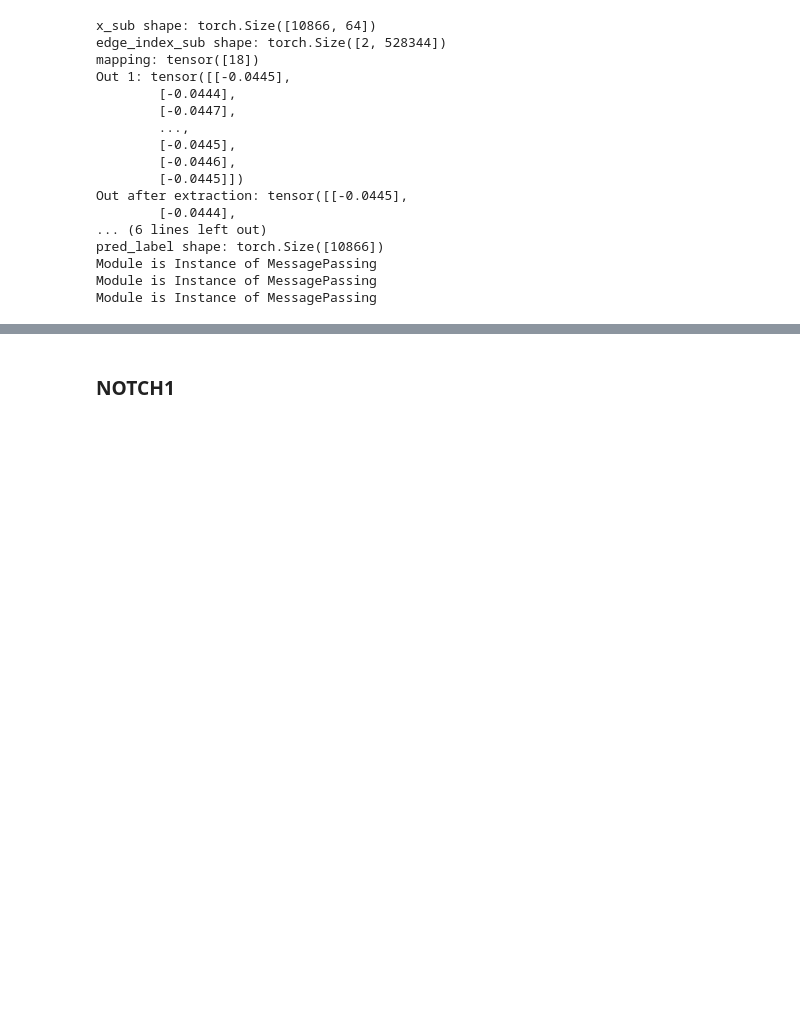
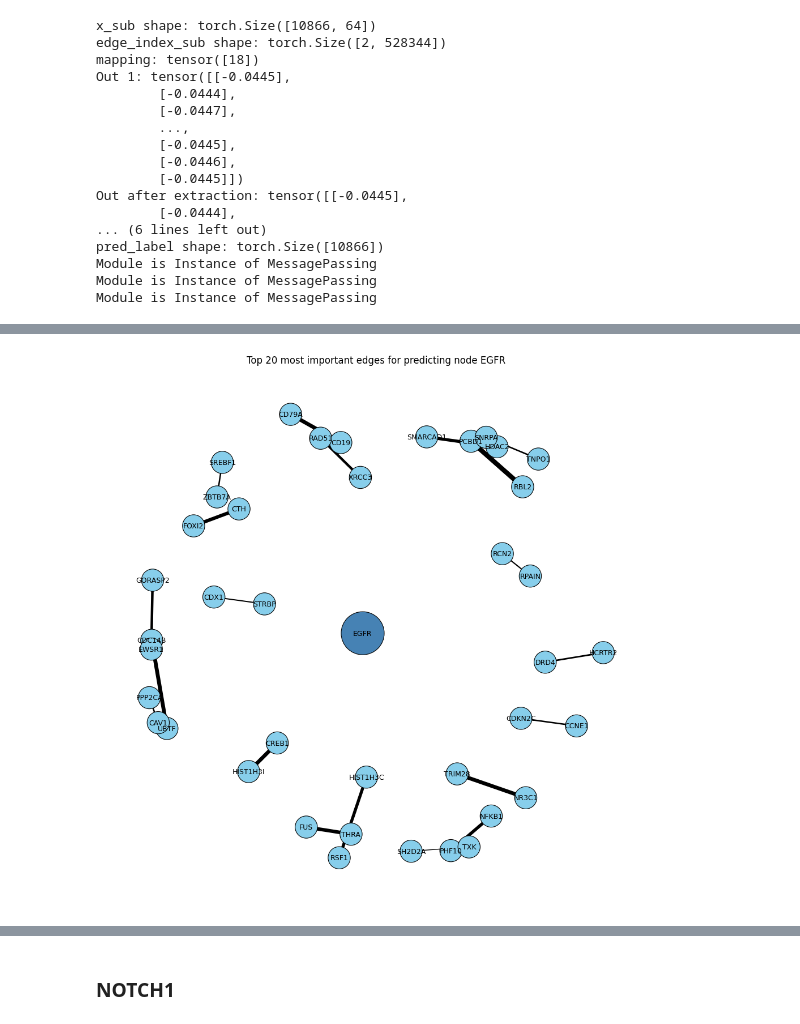
Before and after one commit to martina-occhetta/MORGaN, a Jupyter notebook: notebooks/06_explainer.ipynb, the cells around one changed output, grey strips where cells are left out. Cells and saved outputs as stored; diff of their text form; code cells hidden in the pictures; blank space fills up the shorter version.

```diff
--- a/notebooks/06_explainer.ipynb
+++ b/notebooks/06_explainer.ipynb
@@ -228,3 +177,71 @@ plt.show()
+# %%
+K = 20
+# full_edge_mask is a length-E Tensor of sigmoid-normalized scores in [0,1]
+# get the indices of the top-K edges
+topk = torch.topk(edge_mask, K).indices    # shape [K]
+# extract their edge endpoints
+topk_edges = graph.edge_index[:, topk]               # shape [2, K]
+
+G = nx.Graph()
+# add only the K edges
+for u, v in topk_edges.t().tolist():
+    G.add_edge(int(u), int(v))
+
+pos = nx.spring_layout(G, seed=42, k=0.5)
+idx2gene = { i: name for i, name in enumerate(graph.name) }
+
+# -----------------------------------------------------------
+# 1) make sure the *explained* node is present in the sub-graph
+# -----------------------------------------------------------
+if node_idx not in G:
+    G.add_node(node_idx)            # add it (isolated) so we can style it
+    pos[node_idx] = (0, 0)          # optional: anchor it roughly in the centre
+
+# -----------------------------------------------------------
+# 2) build style vectors
+# -----------------------------------------------------------
+# node sizes / colours
+node_sizes  = [3000 if n == node_idx else 800      for n in G.nodes()]
+node_colors = ['steelblue' if n == node_idx else 'skyblue' for n in G.nodes()]
+
+# edge widths   (→ contribution weight)
+edge_scores = edge_mask[topk].cpu().numpy()
+# put them on a convenient 1-to-6 pt scale
+edge_widths = 1 + 5 * (edge_scores - edge_scores.min()) / (
+                          edge_scores.max() - edge_scores.min() + 1e-9)
+
+# build a lookup so the order of widths matches nx.draw_networkx_edges
+edge_w_lookup = {(u, v): w for (u, v), w in zip(topk_edges.t().tolist(),
+                                                edge_widths)}
+edge_widths_ordered = [edge_w_lookup.get((u, v),
+                         edge_w_lookup.get((v, u), 1)) for u, v in G.edges()]
+
+# -----------------------------------------------------------
+# 3) draw
+# -----------------------------------------------------------
+plt.figure(figsize=(10, 10))
+nx.draw_networkx_nodes(G, pos,
+                       node_size=node_sizes,
+                       node_color=node_colors,
+                       linewidths=0.8,
+                       edgecolors='black')
+
+nx.draw_networkx_edges(G, pos,
+                       width=edge_widths_ordered,
+                       edge_color='black')
+
+nx.draw_networkx_labels(G, pos,
+                       labels={n: idx2gene[n] for n in G.nodes()},
+                       font_size=9)
+
+plt.title(f"Top {K} most important edges for predicting node {idx2gene[node_idx]}")
+plt.axis('off')
+plt.tight_layout()
+plt.savefig(f"../paper/figures/top_{K}_edges_{idx2gene[node_idx]}.png",
+            dpi=300, bbox_inches='tight')
+plt.show()
+# %% [output]
+[figure, added]
 # %%
 feature_names = ['MF: KIRC', 'MF: BRCA', 'MF: READ', 'MF: PRAD', 'MF: STAD',
        'MF: HNSC', 'MF: LUAD', 'MF: THCA', 'MF: BLCA', 'MF: ESCA',
```
Also changed, not shown: parts of 34 cells of this notebook, 7 other files.
